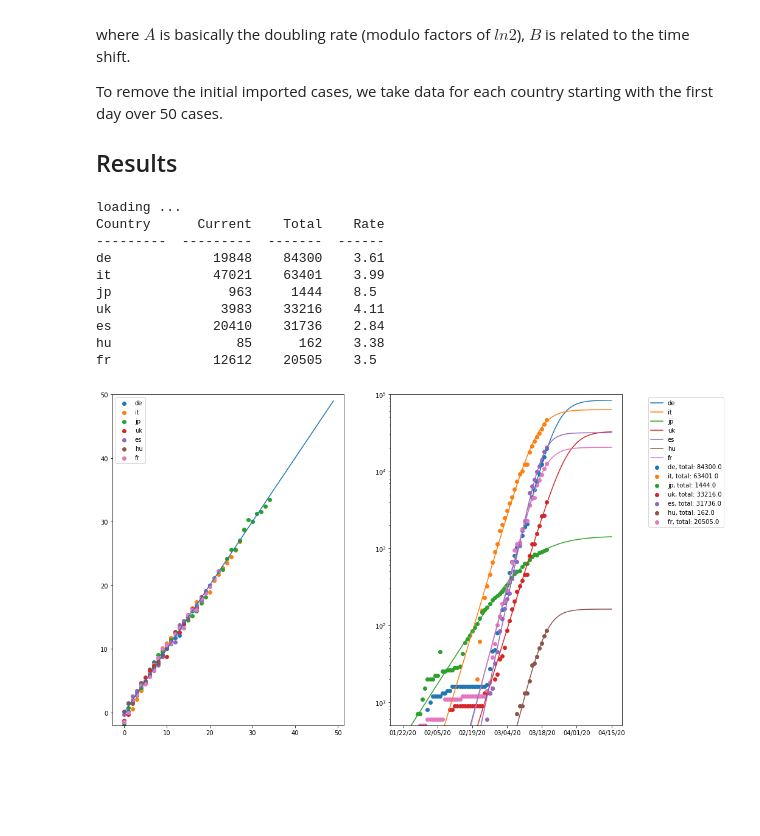
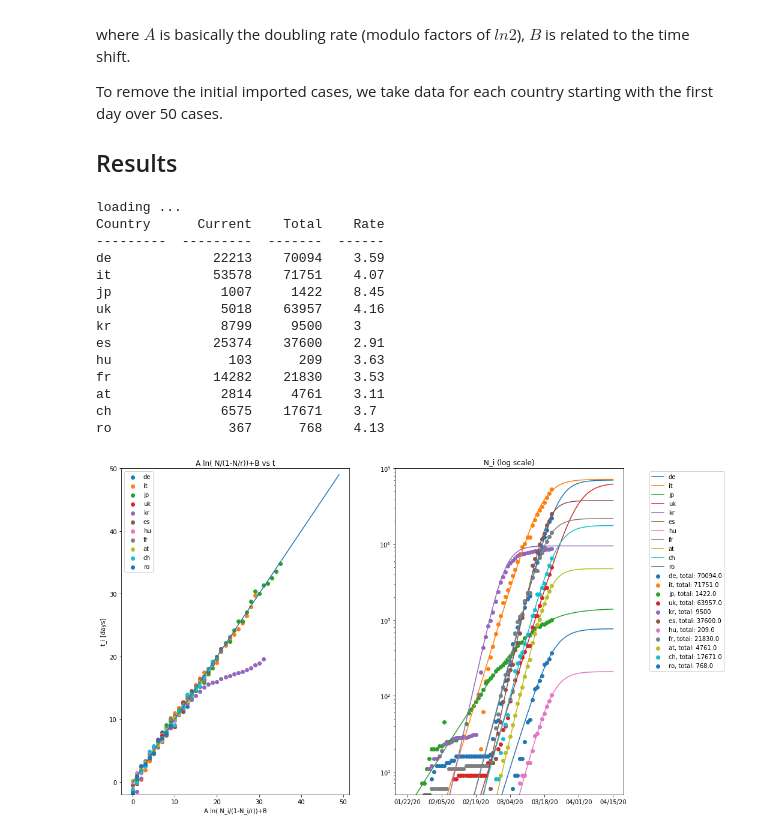
Before and after one commit to rappakos/COVID-19, a Jupyter notebook: covid-19.ipynb, the cells around one changed output. Drawn from its saved outputs; the diff is of its cells as text; code cells hidden in the pictures; blank space fills up the shorter version.

Commit message:
updated data, added some countries, loading death cases, added labels and titles to some figures

```diff
--- a/covid-19.ipynb
+++ b/covid-19.ipynb
@@ -57,22 +57,26 @@ To remove the initial imported cases, we take data for each country starting wit
 # %%
 import sys
 sys.path.insert(0, './COVID19')
 from importlib import reload
 import logistic_model as lm
 reload(lm)
 
-model = lm.logistic_model(endDate='2020-04-15', hide=['pt','se','kr'])
+model = lm.logistic_model(endDate='2020-04-15', hide=['pt','se'])
 #model.plot_raw('log')
 model.plot_fitted('log')
 # %% [output]
 loading ...
 Country      Current    Total    Rate
 ---------  ---------  -------  ------
-de             19848    84300    3.61
-it             47021    63401    3.99
-jp               963     1444    8.5
-uk              3983    33216    4.11
-es             20410    31736    2.84
-hu                85      162    3.38
-fr             12612    20505    3.5
+de             22213    70094    3.59
+it             53578    71751    4.07
+jp              1007     1422    8.45
+uk              5018    63957    4.16
+kr              8799     9500    3
+es             25374    37600    2.91
+hu               103      209    3.63
+fr             14282    21830    3.53
+at              2814     4761    3.11
+ch              6575    17671    3.7
+ro               367      768    4.13
-[figure, old version]
+[figure, new version]
```
Also changed, not shown: 1 other file.
